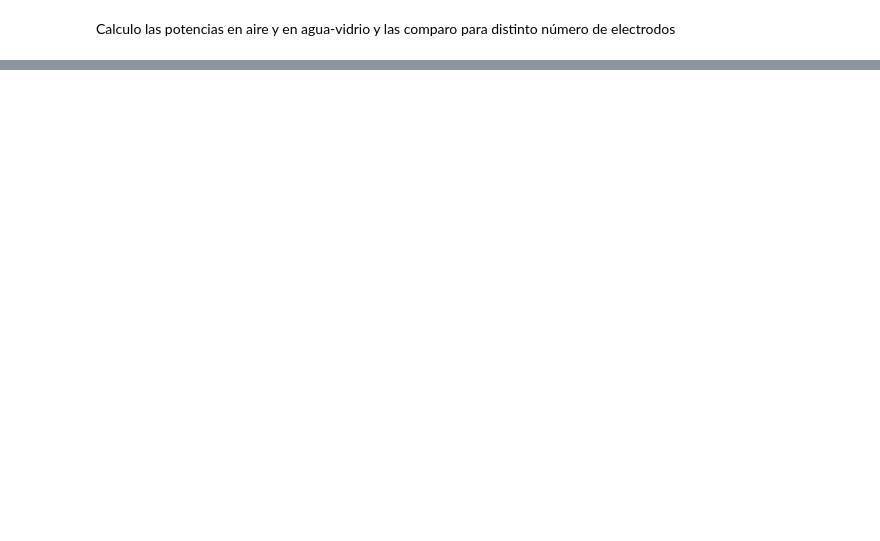
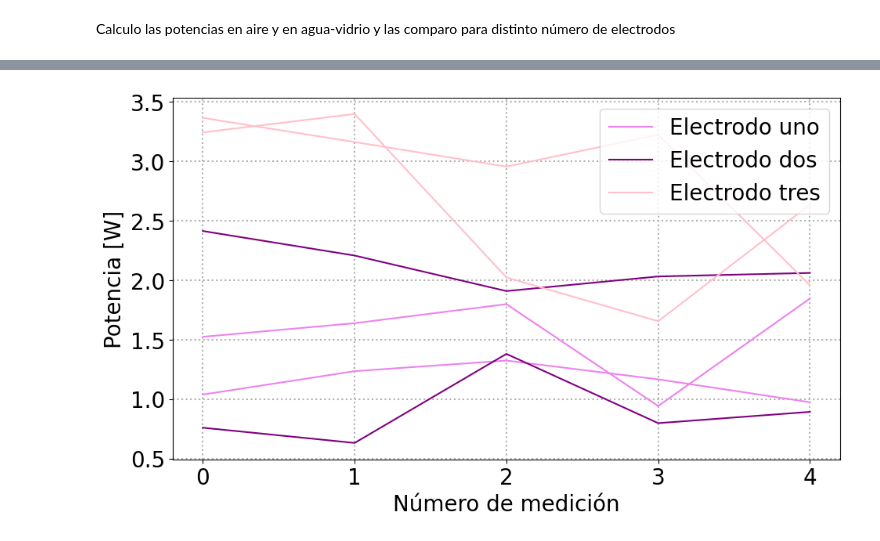
Before and after one commit to julianszere/labo67, a Jupyter notebook: analisis.ipynb, the cells around one changed output, grey strips where cells are left out. Saved outputs shown, nothing was run; the diff lists cells and outputs as text; code cells hidden in the pictures; blank space fills up the shorter version.

```diff
--- a/analisis.ipynb
+++ b/analisis.ipynb
@@ -41,0 +42,17 @@ Text(0, 0.5, 'Potencia [W]')
+# %%
+plt.plot([señal.P_avg for señal in aire_1e.señalesZoom], c='violet', label='Electrodo uno')
+plt.plot([señal.P_avg for señal in agua_1e.señalesZoom][:5], c='violet')
+
+plt.plot([señal.P_avg for señal in aire_2e.señalesZoom], c='purple', label='Electrodo dos')
+plt.plot([señal.P_avg for señal in agua_2e.señalesZoom], c='purple')
+
+plt.plot([señal.P_avg for señal in aire_3e.señalesZoom], c='pink', label='Electrodo tres')
+plt.plot([señal.P_avg for señal in agua_3e.señalesZoom], c='pink')
+
+plt.legend(loc='upper right')
+plt.xlabel('Número de medición', fontsize=20)
+plt.ylabel('Potencia [W]', fontsize=20)
+plt.xticks(range(0, 5))
+plt.show()
+# %% [output]
+[figure, added]
```
Also changed, not shown: parts of 1 cell of this notebook.
